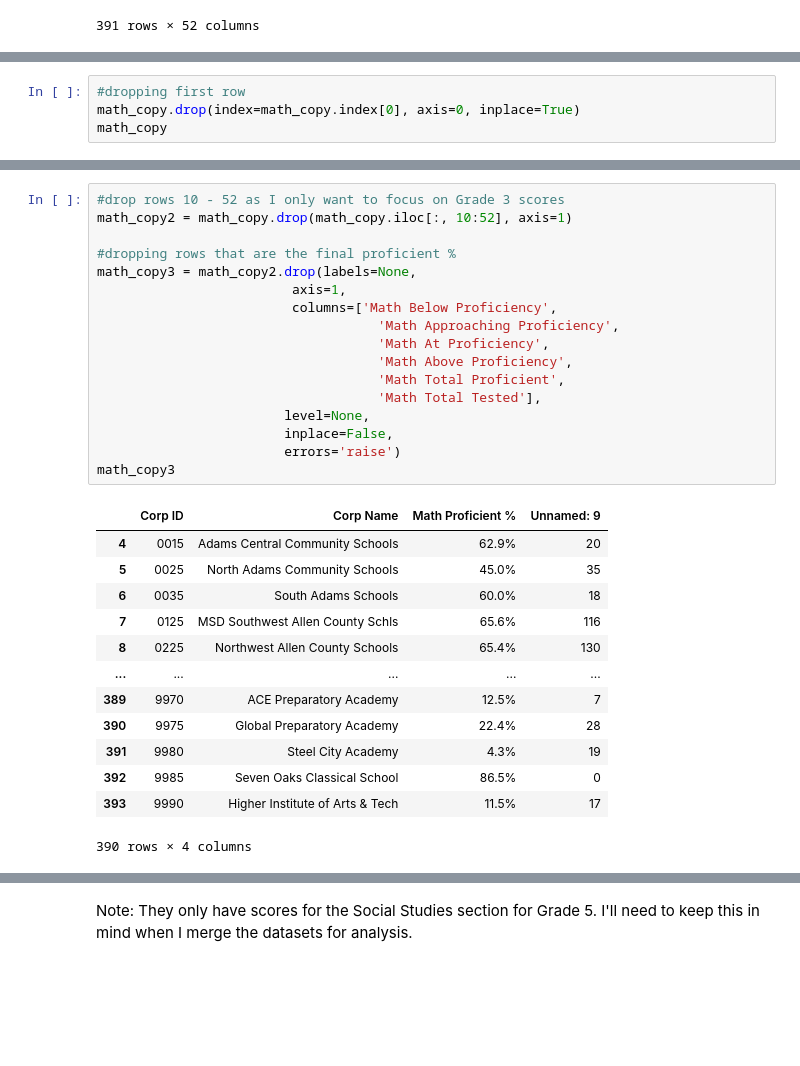
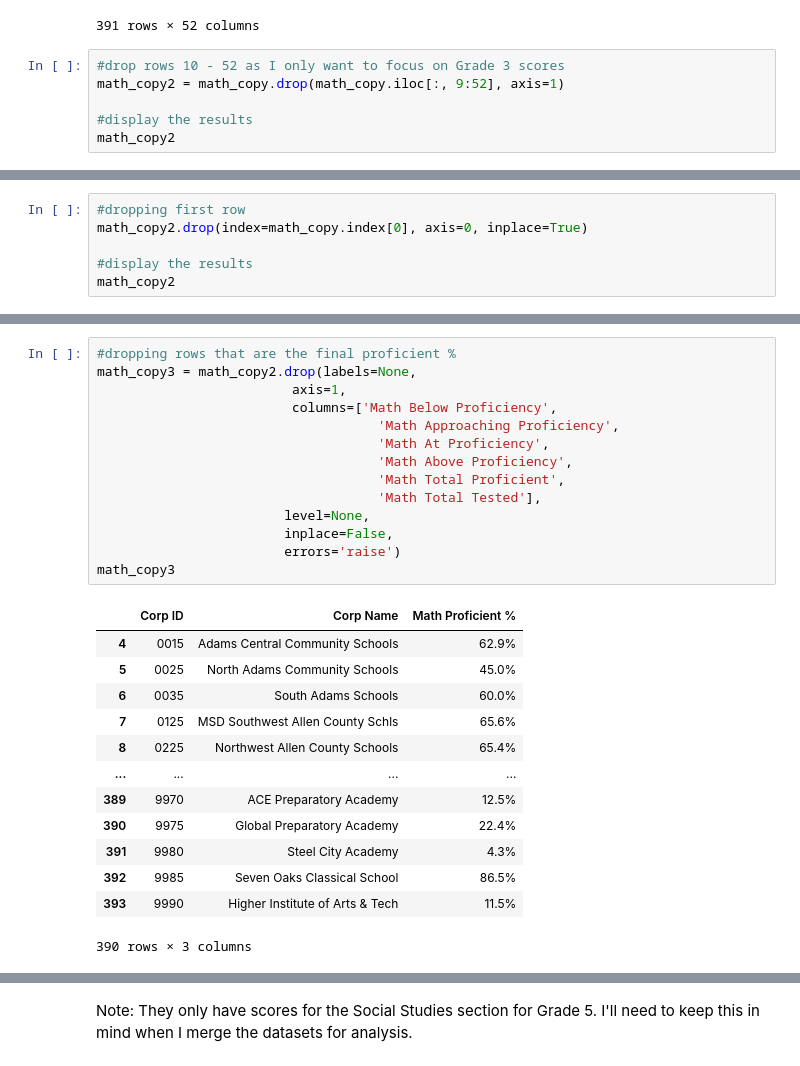
Before and after one commit to RachTheRad/SoIN_Housing_Analysis, a Jupyter notebook: HA_Cap_NB1.ipynb, the cells around one changed output, grey strips where cells are left out. Saved outputs shown, nothing was run; the diff lists cells and outputs as text; blank space fills up the shorter version.

```diff
--- a/HA_Cap_NB1.ipynb
+++ b/HA_Cap_NB1.ipynb
@@ -565,3 +530,9 @@ display(math_copy)
 | 392 | 9985 | Seven Oaks Classical School | 2 | 5 | 17 | ... |
 | 393 | 9990 | Higher Institute of Arts & Tech | 20 | 3 | 3 | ... |
 391 rows × 52 columns
+# %%
+#drop rows 10 - 52 as I only want to focus on Grade 3 scores
+math_copy2 = math_copy.drop(math_copy.iloc[:, 9:52], axis=1)
+
+#display the results
+math_copy2
@@ -568,7 +553,9 @@ display(math_copy)
 # %%
 #dropping first row
-math_copy.drop(index=math_copy.index[0], axis=0, inplace=True)
-math_copy
+math_copy2.drop(index=math_copy.index[0], axis=0, inplace=True)
+
+#display the results
+math_copy2
 # %% [output]
 |  | Corp ID | Corp Name | Math Below Proficiency | Math Approaching Proficiency | Math At Proficiency | ... |
 | 4 | 0015 | Adams Central Community Schools | 16 | 17 | 39 | ... |
@@ -586,34 +573,31 @@ math_copy
 # %%
-#drop rows 10 - 52 as I only want to focus on Grade 3 scores
-math_copy2 = math_copy.drop(math_copy.iloc[:, 10:52], axis=1)
-
 #dropping rows that are the final proficient %
 math_copy3 = math_copy2.drop(labels=None,
                          axis=1,
                          columns=['Math Below Proficiency',
                                     'Math Approaching Proficiency',
                                     'Math At Proficiency',
                                     'Math Above Proficiency',
                                     'Math Total Proficient',
                                     'Math Total Tested'],
                         level=None,
                         inplace=False,
                         errors='raise')
 math_copy3
 # %% [output]
-|  | Corp ID | Corp Name | Math Proficient % | Unnamed: 9 |
-| 4 | 0015 | Adams Central Community Schools | 62.9% | 20 |
-| 5 | 0025 | North Adams Community Schools | 45.0% | 35 |
-| 6 | 0035 | South Adams Schools | 60.0% | 18 |
-| 7 | 0125 | MSD Southwest Allen County Schls | 65.6% | 116 |
-| 8 | 0225 | Northwest Allen County Schools | 65.4% | 130 |
-| ... | ... | ... | ... | ... |
-| 389 | 9970 | ACE Preparatory Academy | 12.5% | 7 |
-| 390 | 9975 | Global Preparatory Academy | 22.4% | 28 |
-| 391 | 9980 | Steel City Academy | 4.3% | 19 |
-| 392 | 9985 | Seven Oaks Classical School | 86.5% | 0 |
-| 393 | 9990 | Higher Institute of Arts & Tech | 11.5% | 17 |
+|  | Corp ID | Corp Name | Math Proficient % |
+| 4 | 0015 | Adams Central Community Schools | 62.9% |
+| 5 | 0025 | North Adams Community Schools | 45.0% |
+| 6 | 0035 | South Adams Schools | 60.0% |
+| 7 | 0125 | MSD Southwest Allen County Schls | 65.6% |
+| 8 | 0225 | Northwest Allen County Schools | 65.4% |
+| ... | ... | ... | ... |
+| 389 | 9970 | ACE Preparatory Academy | 12.5% |
+| 390 | 9975 | Global Preparatory Academy | 22.4% |
+| 391 | 9980 | Steel City Academy | 4.3% |
+| 392 | 9985 | Seven Oaks Classical School | 86.5% |
+| 393 | 9990 | Higher Institute of Arts & Tech | 11.5% |
-390 rows × 4 columns
+390 rows × 3 columns
 # %%
 # List of school corporation state IDs
 corps = ['1000', '1010', '0935', '0945', '2400']
```
Also changed, not shown: parts of 50 cells of this notebook, 1 other file.
